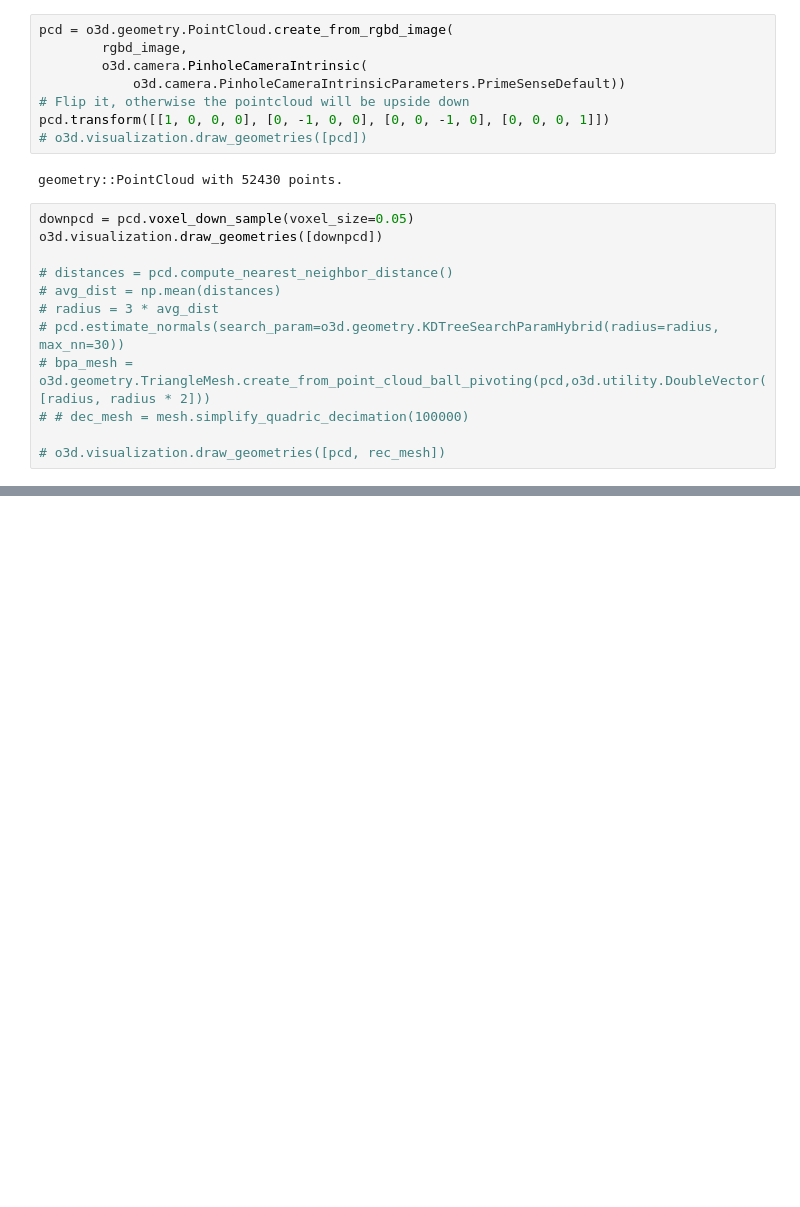
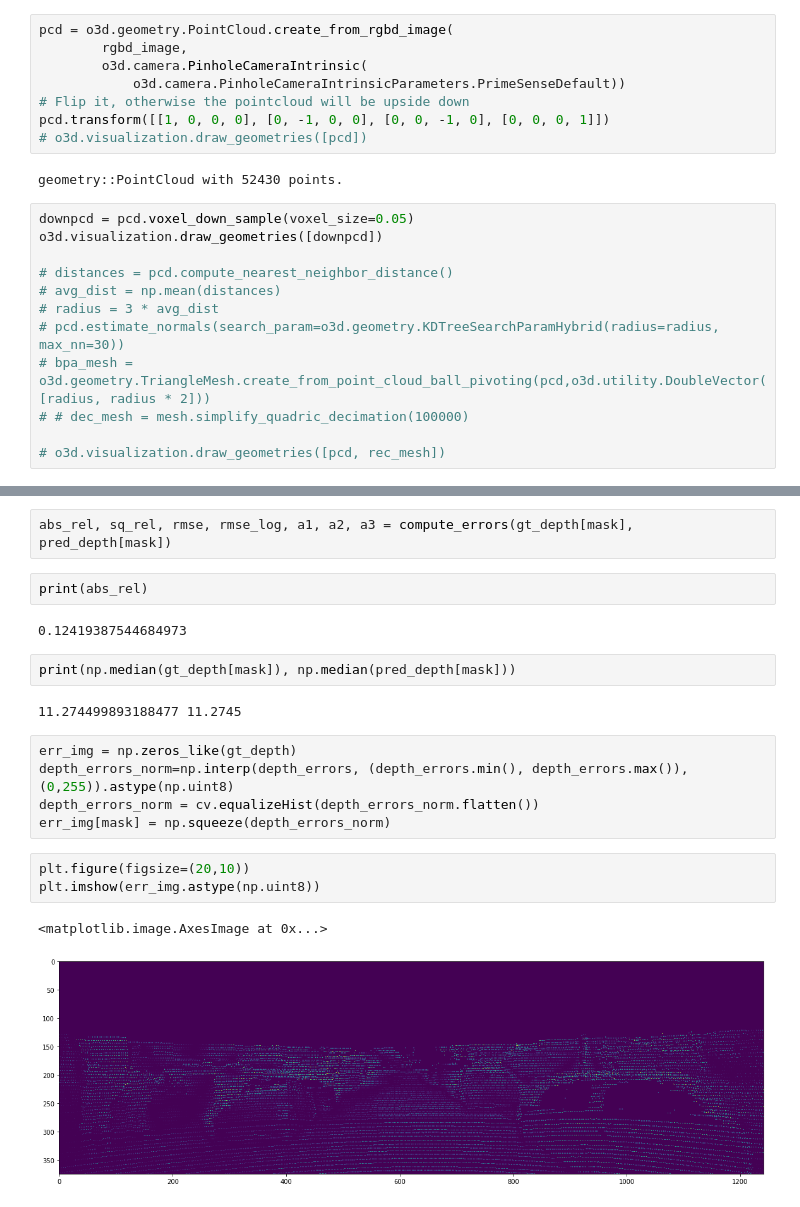
Before and after one commit to akshitj1/depth_from_video_in_the_wild, a Jupyter notebook: explore/explore_depth_output.ipynb, the cells around one changed output, grey strips where cells are left out. Drawn from its saved outputs; the diff is of its cells as text; blank space fills up the shorter version.

```diff
--- a/explore/explore_depth_output.ipynb
+++ b/explore/explore_depth_output.ipynb
@@ -116,0 +169,21 @@ o3d.visualization.draw_geometries([downpcd])
+# %%
+abs_rel, sq_rel, rmse, rmse_log, a1, a2, a3 = compute_errors(gt_depth[mask], pred_depth[mask])
+# %%
+print(abs_rel)
+# %% [output]
+0.12419387544684973
+# %%
+print(np.median(gt_depth[mask]), np.median(pred_depth[mask]))
+# %% [output]
+11.274499893188477 11.2745
+# %%
+err_img = np.zeros_like(gt_depth)
+depth_errors_norm=np.interp(depth_errors, (depth_errors.min(), depth_errors.max()), (0,255)).astype(np.uint8)
+depth_errors_norm = cv.equalizeHist(depth_errors_norm.flatten())
+err_img[mask] = np.squeeze(depth_errors_norm)
+# %%
+plt.figure(figsize=(20,10))
+plt.imshow(err_img.astype(np.uint8))
+# %% [output]
+<matplotlib.image.AxesImage at 0x...>
+[figure, added]
```
Also changed, not shown: parts of 11 cells of this notebook, 5 other files.
